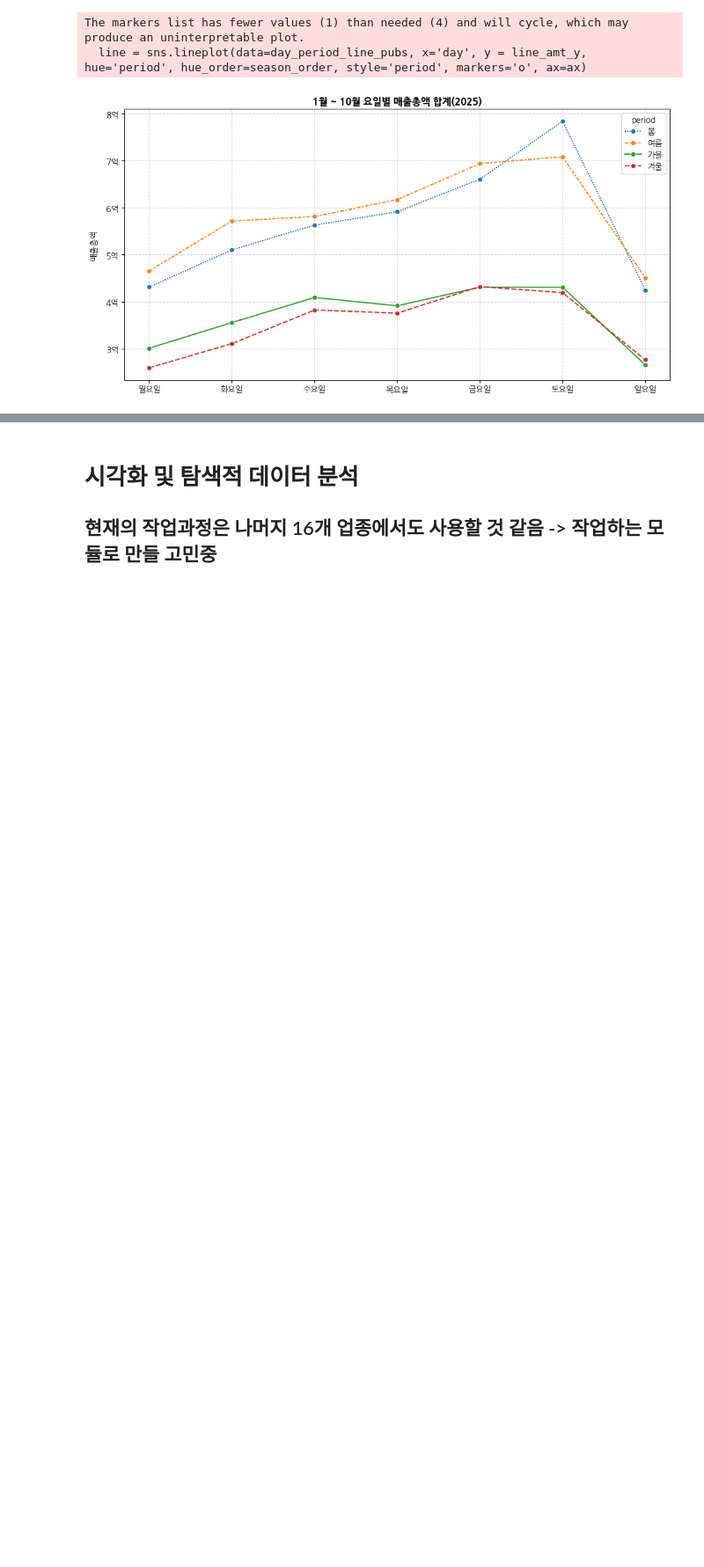
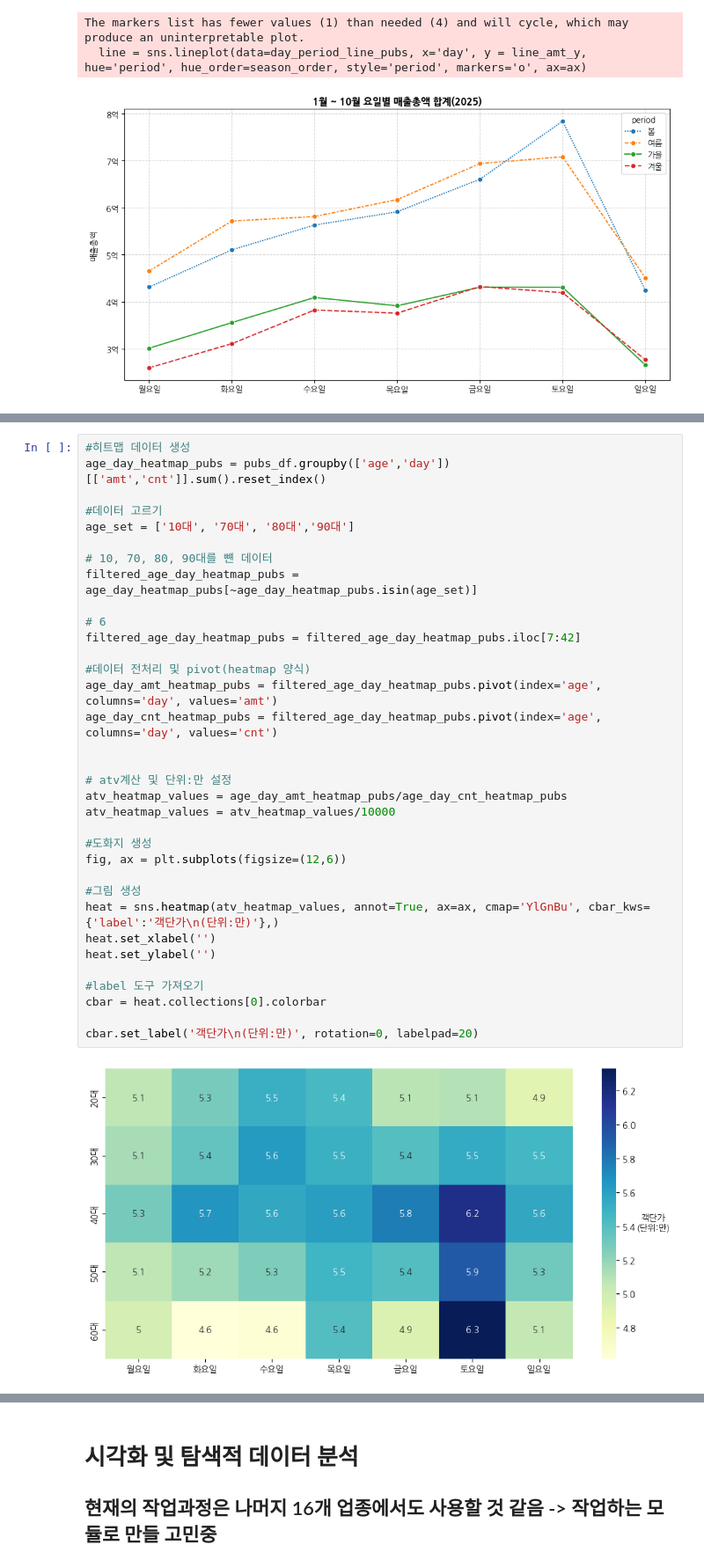
Before and after one commit to Jinwo0o-develop/Data_Analysis_Archive, a Jupyter notebook: 02_src/01_small_pubs/01_notebooks/01_eda_visual.ipynb, the cells around one changed output, grey strips where cells are left out. Shown at 88% size. Cells and saved outputs as stored; diff of their text form; blank space fills up the shorter version.

```diff
--- a/02_src/01_small_pubs/01_notebooks/01_eda_visual.ipynb
+++ b/02_src/01_small_pubs/01_notebooks/01_eda_visual.ipynb
@@ -594,0 +658,36 @@ The markers list has fewer values (1) than needed (4) and will cycle, which may
+# %%
+#히트맵 데이터 생성
+age_day_heatmap_pubs = pubs_df.groupby(['age','day'])[['amt','cnt']].sum().reset_index()
+
+#데이터 고르기
+age_set = ['10대', '70대', '80대','90대']
+
+# 10, 70, 80, 90대를 뺸 데이터
+filtered_age_day_heatmap_pubs = age_day_heatmap_pubs[~age_day_heatmap_pubs.isin(age_set)]
+
+# 6
+filtered_age_day_heatmap_pubs = filtered_age_day_heatmap_pubs.iloc[7:42]
+
+#데이터 전처리 및 pivot(heatmap 양식)
+age_day_amt_heatmap_pubs = filtered_age_day_heatmap_pubs.pivot(index='age', columns='day', values='amt')
+age_day_cnt_heatmap_pubs = filtered_age_day_heatmap_pubs.pivot(index='age', columns='day', values='cnt')
+
+
+# atv계산 및 단위:만 설정
+atv_heatmap_values = age_day_amt_heatmap_pubs/age_day_cnt_heatmap_pubs
+atv_heatmap_values = atv_heatmap_values/10000
+
+#도화지 생성
+fig, ax = plt.subplots(figsize=(12,6))
+
+#그림 생성
+heat = sns.heatmap(atv_heatmap_values, annot=True, ax=ax, cmap='YlGnBu', cbar_kws={'label':'객단가\n(단위:만)'},)
+heat.set_xlabel('')
+heat.set_ylabel('')
+
+#label 도구 가져오기
+cbar = heat.collections[0].colorbar
+
+cbar.set_label('객단가\n(단위:만)', rotation=0, labelpad=20)
+# %% [output]
+[figure, added]
```
Also changed, not shown: parts of 15 cells of this notebook, 5 other files.
